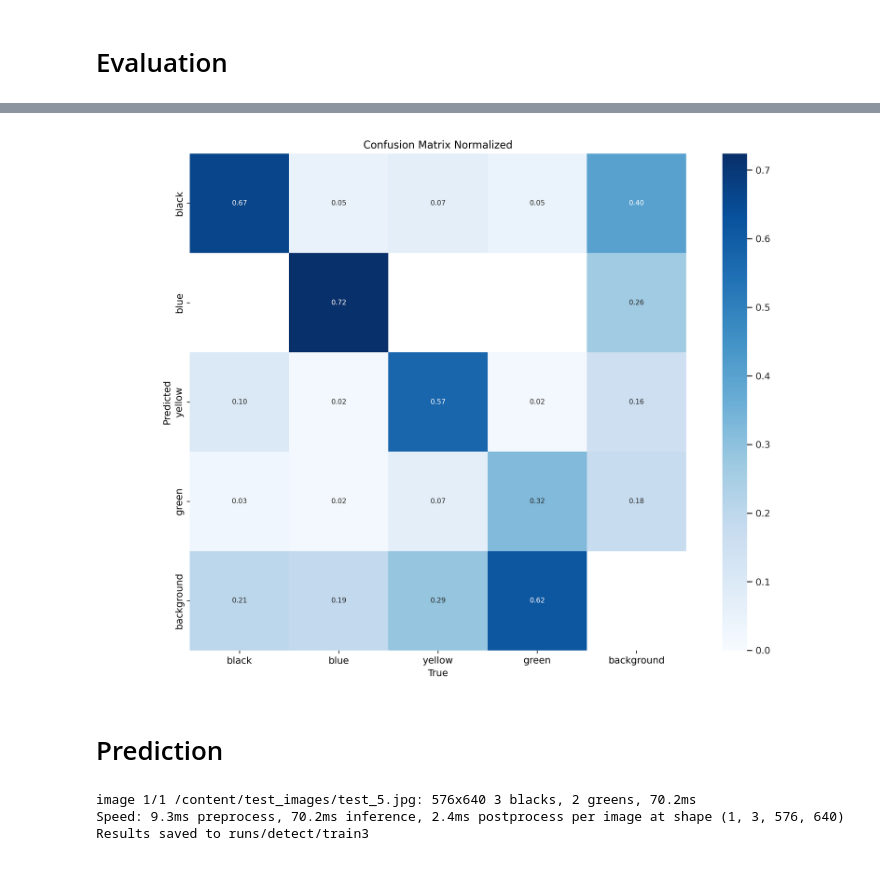
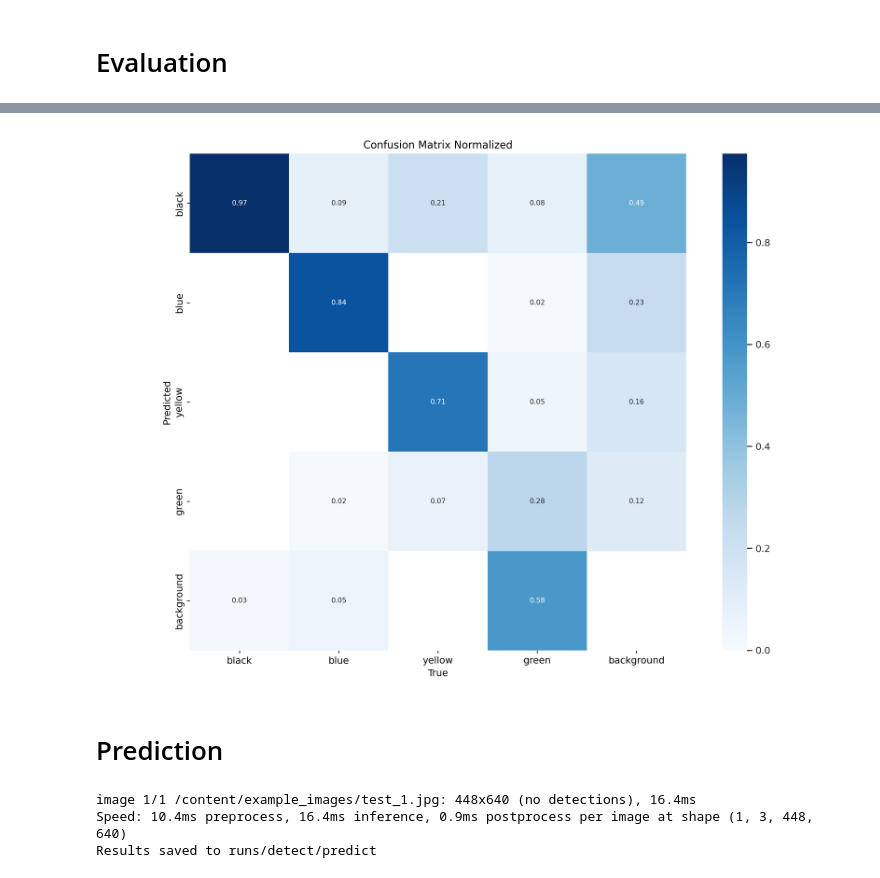
Before and after one commit to vhinatav/Computer-Vision-Project, a Jupyter notebook: ComputerVisionProject.ipynb, the cells around one changed output, grey strips where cells are left out. Drawn from its saved outputs; the diff is of its cells as text; code cells hidden in the pictures.

```diff
--- a/ComputerVisionProject.ipynb
+++ b/ComputerVisionProject.ipynb
@@ -190,21 +198,21 @@ Results saved to runs/detect/train32
 # %%
 %matplotlib inline
 from PIL import Image
 
-Image.open('/content/runs/detect/train32/confusion_matrix_normalized.png')
+Image.open('path')
 # %% [output]
-[figure, old version]
+[figure, new version]
 # %% [markdown]
 # Prediction
 # %%
-#model = YOLO('yolov8s.pt')  # load a custom model
+#model = YOLO('yolov8s.pt')
 
 # Predict with the model with any image from internet?
-results = model('/content/test_images/test_5.jpg', save=True)
+results = model('/content/example_images/test_1.jpg', save=True)
 # %% [output]
-image 1/1 /content/test_images/test_5.jpg: 576x640 3 blacks, 2 greens, 70.2ms
-Speed: 9.3ms preprocess, 70.2ms inference, 2.4ms postprocess per image at shape (1, 3, 576, 640)
-Results saved to runs/detect/train3
+image 1/1 /content/example_images/test_1.jpg: 448x640 (no detections), 16.4ms
+Speed: 10.4ms preprocess, 16.4ms inference, 0.9ms postprocess per image at shape (1, 3, 448, 640)
+Results saved to runs/detect/predict
 # %%
 # SHOW THE IMAGE STORED
 %matplotlib inline
```
Also changed, not shown: parts of 3 cells of this notebook.
